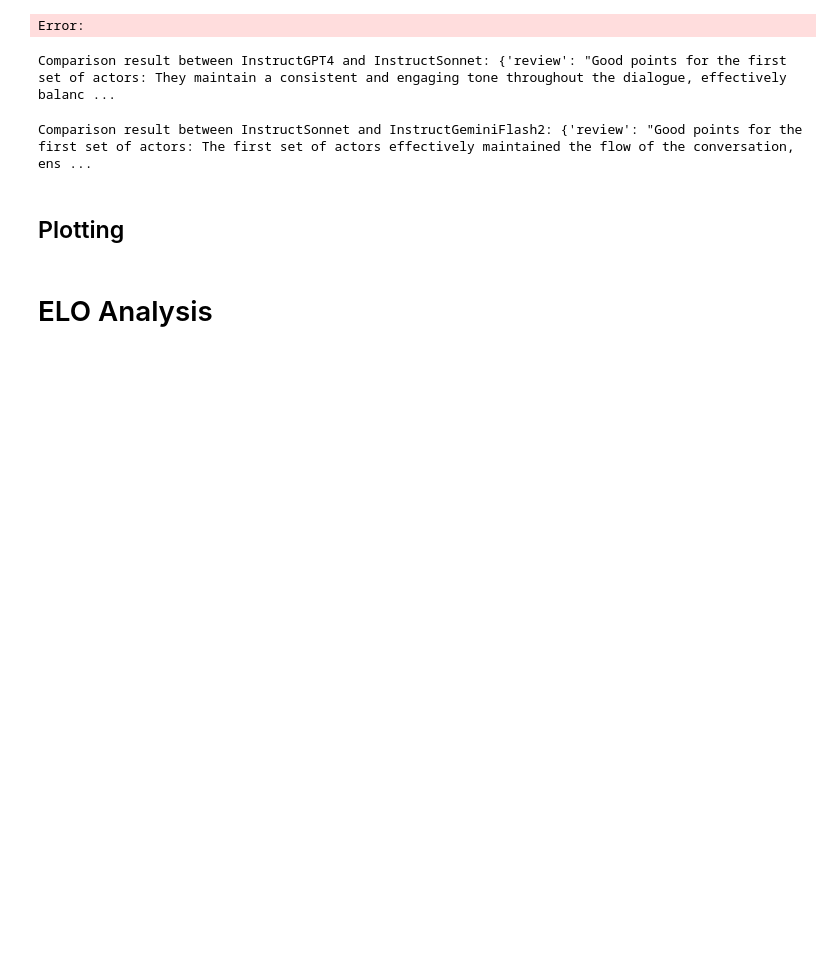
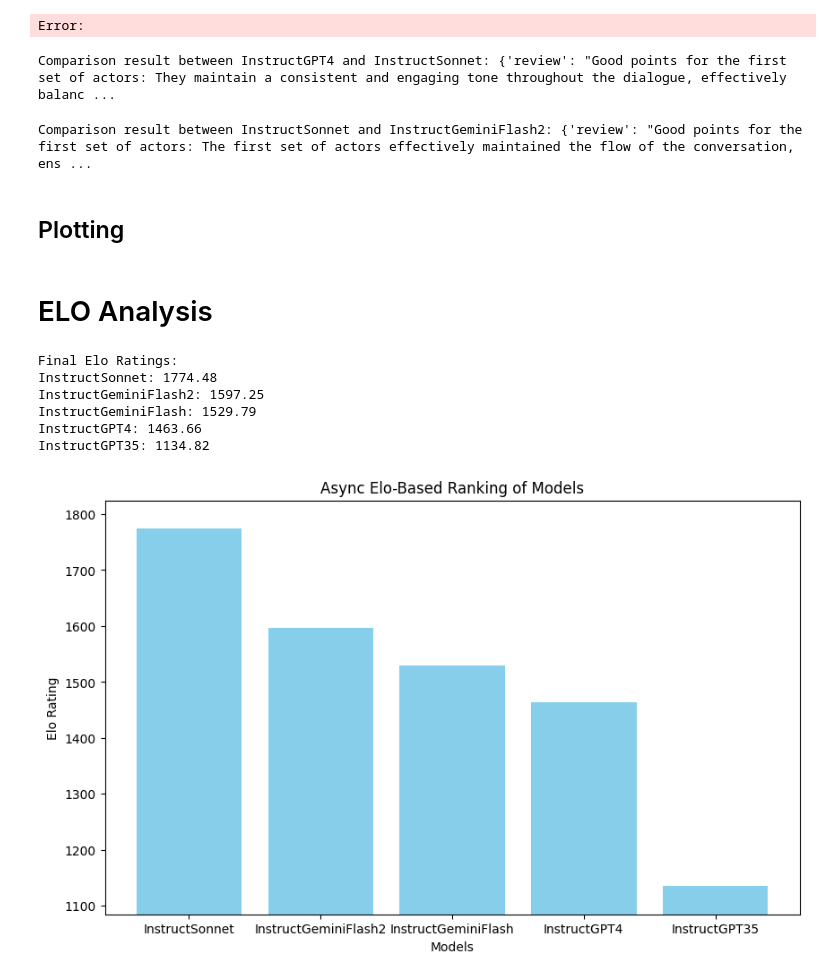
Before and after one commit to Johnny-Z13/digital-actors, a Jupyter notebook: qa_research/qa_analysis.ipynb, the cells around one changed output. Drawn from its saved outputs; the diff is of its cells as text; code cells hidden in the pictures; blank space fills up the shorter version.

```diff
--- a/qa_research/qa_analysis.ipynb
+++ b/qa_research/qa_analysis.ipynb
@@ -373,0 +257,12 @@ plt.show()
+# %%
+
+# This will load the Elo ratings from the file and plot them.
+plot_ratings_from_file("elo_ratings_models.json")
+# %% [output]
+Final Elo Ratings:
+InstructSonnet: 1774.48
+InstructGeminiFlash2: 1597.25
+InstructGeminiFlash: 1529.79
+InstructGPT4: 1463.66
+InstructGPT35: 1134.82
+[figure, added]
```
Also changed, not shown: parts of 10 cells of this notebook, 4 other files.
